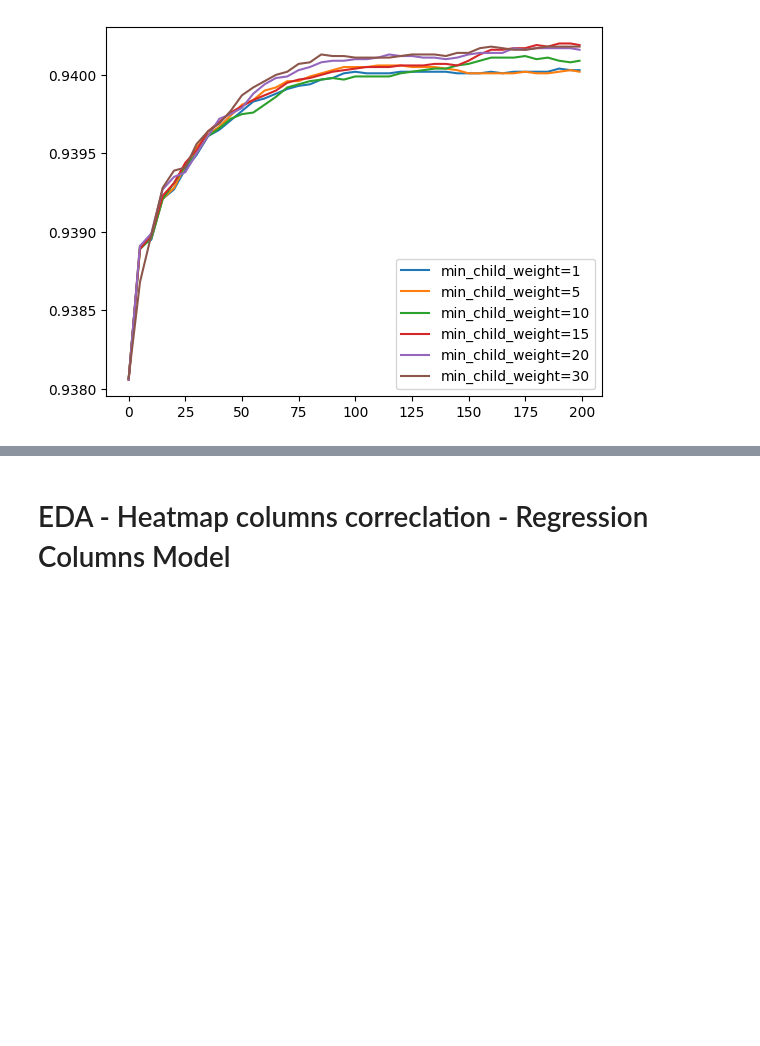
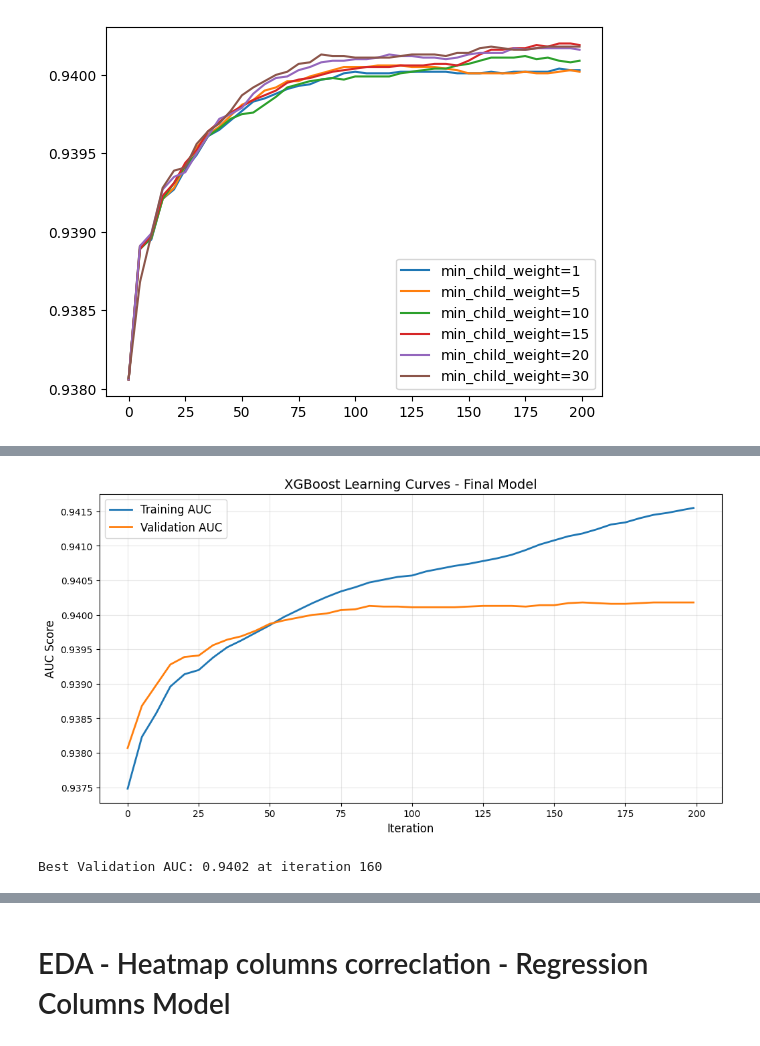
Before and after one commit to AlexHuc/food-allergy-analysis, a Jupyter notebook: notebook.ipynb, the cells around one changed output, grey strips where cells are left out. Drawn from its saved outputs; the diff is of its cells as text; code cells hidden in the pictures; blank space fills up the shorter version.

Commit message:
Evaluated the model and saved it

```diff
--- a/notebook.ipynb
+++ b/notebook.ipynb
@@ -1135,0 +1207,22 @@ xgb_params = {
+# %%
+# Parse and plot final training curves
+df_final_score = parse_xgb_output(final_class_model_output)
+
+plt.figure(figsize=(12, 6))
+plt.plot(df_final_score.num_iter, df_final_score.train_auc, label='Training AUC', linewidth=2)
+plt.plot(df_final_score.num_iter, df_final_score.val_auc, label='Validation AUC', linewidth=2)
+plt.xlabel('Iteration', fontsize=12)
+plt.ylabel('AUC Score', fontsize=12)
+plt.title('XGBoost Learning Curves - Final Model', fontsize=14)
+plt.legend(fontsize=12)
+plt.grid(True, alpha=0.3)
+plt.show()
+
+
+# Print best validation AUC
+best_val_auc = df_final_score.val_auc.max()
+best_iter = df_final_score.loc[df_final_score.val_auc.idxmax(), 'num_iter']
+print(f"Best Validation AUC: {best_val_auc:.4f} at iteration {best_iter}")
+# %% [output]
+[figure, added]
+Best Validation AUC: 0.9402 at iteration 160
```
Also changed, not shown: parts of 14 cells of this notebook, 1 other file.
